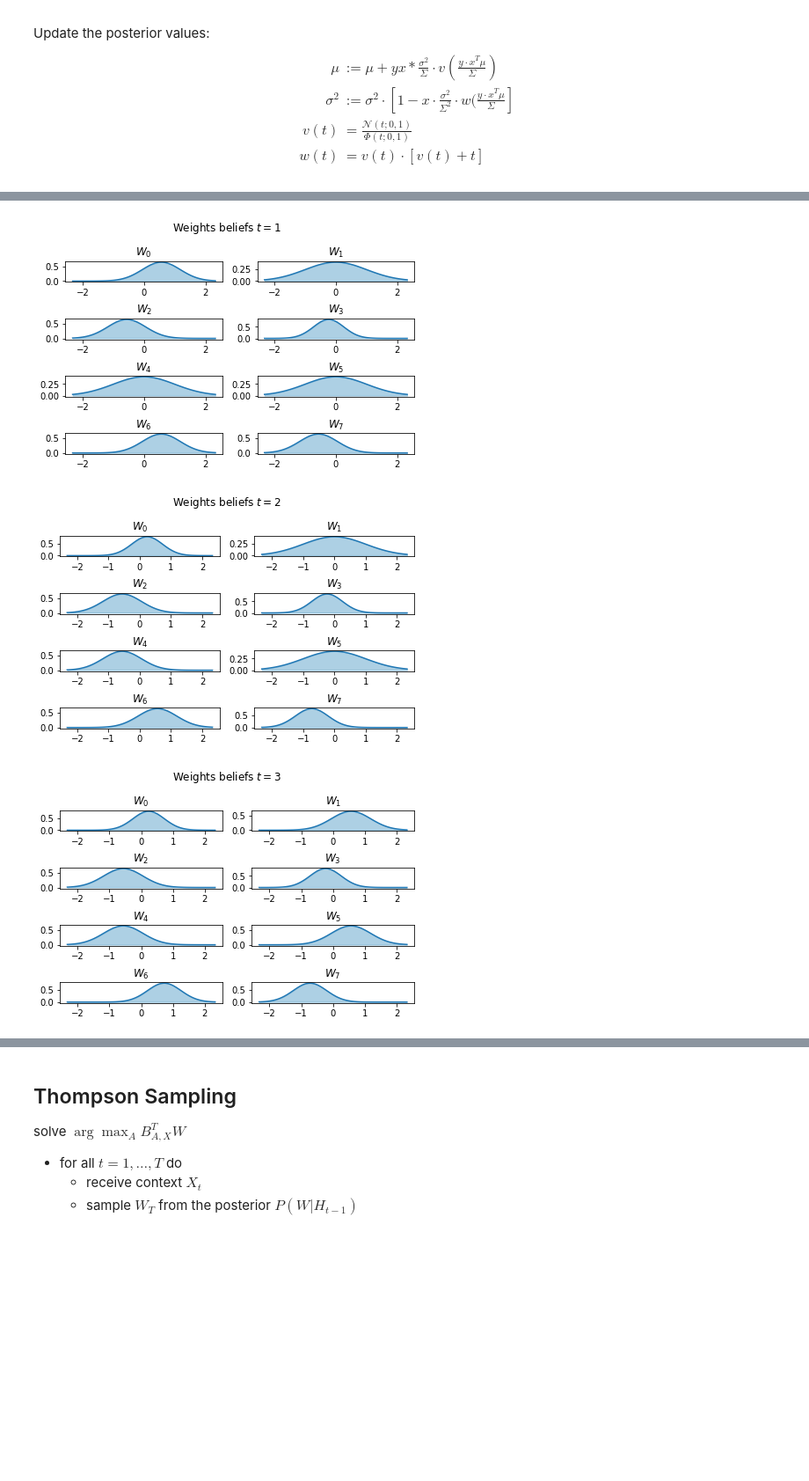
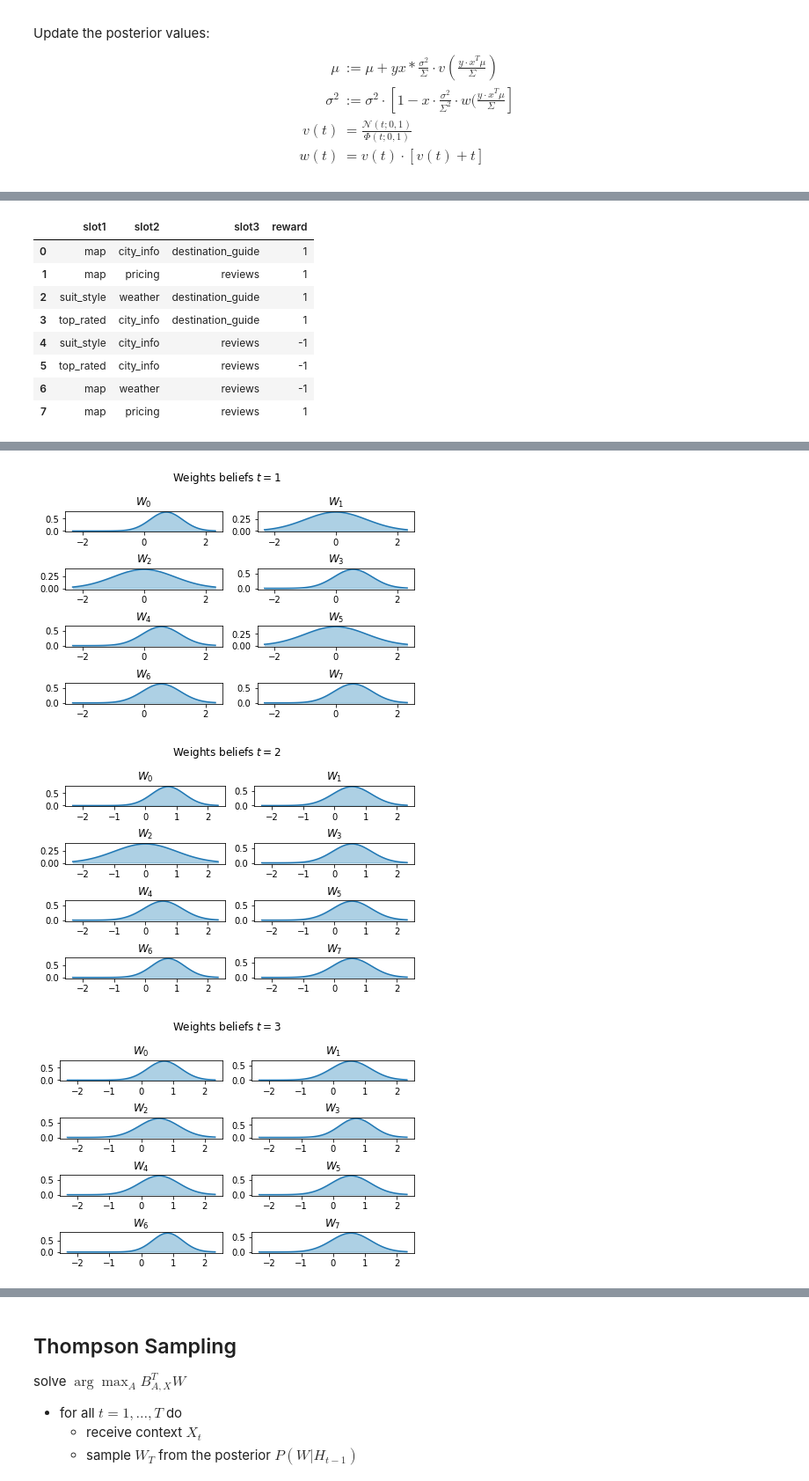
Before and after one commit to rfdickerson/multiarmed-bandits, a Jupyter notebook: Contextual Bandits.ipynb, the cells around one changed output, grey strips where cells are left out. Shown: that part at 88% size. Cells and saved outputs as stored; diff of their text form; code cells hidden in the pictures; blank space fills up the shorter version.

```diff
--- a/Contextual Bandits.ipynb
+++ b/Contextual Bandits.ipynb
@@ -244,16 +226,22 @@ def plot_weights(mu, sigma, t):
     plt.show()
 # %%
 # time iterations
-t = 10
+t = 4
+
+d = 8
 
 mu = np.zeros(d)
 sigma = np.ones(d)
 
 plot_weights(mu, sigma, -1)
 
+display(df)
+
+features = to_features(df)
+
 for i in range(t):
-    row = df.iloc[i]
-    feature = row['feature']
+    row = df.iloc[i,:]
+    feature = features.iloc[i].to_list()
     reward = row['reward']
 
     mu, sigma = update(mu, sigma, feature, reward)
@@ -261,3 +249,12 @@ for i in range(t):
     plot_weights(mu, sigma, i)
 # %% [output]
 [figure]
+|  | slot1 | slot2 | slot3 | reward |
+| 0 | map | city_info | destination_guide | 1 |
+| 1 | map | pricing | reviews | 1 |
+| 2 | suit_style | weather | destination_guide | 1 |
+| 3 | top_rated | city_info | destination_guide | 1 |
+| 4 | suit_style | city_info | reviews | -1 |
+| 5 | top_rated | city_info | reviews | -1 |
+| 6 | map | weather | reviews | -1 |
+| 7 | map | pricing | reviews | 1 |
@@ -265,3 +262,3 @@ for i in range(t):
-[figure, old version]
+[figure, new version]
-[figure, old version]
+[figure, new version]
-[figure, old version]
+[figure, new version]
```
Also changed, not shown: parts of 9 cells of this notebook.
